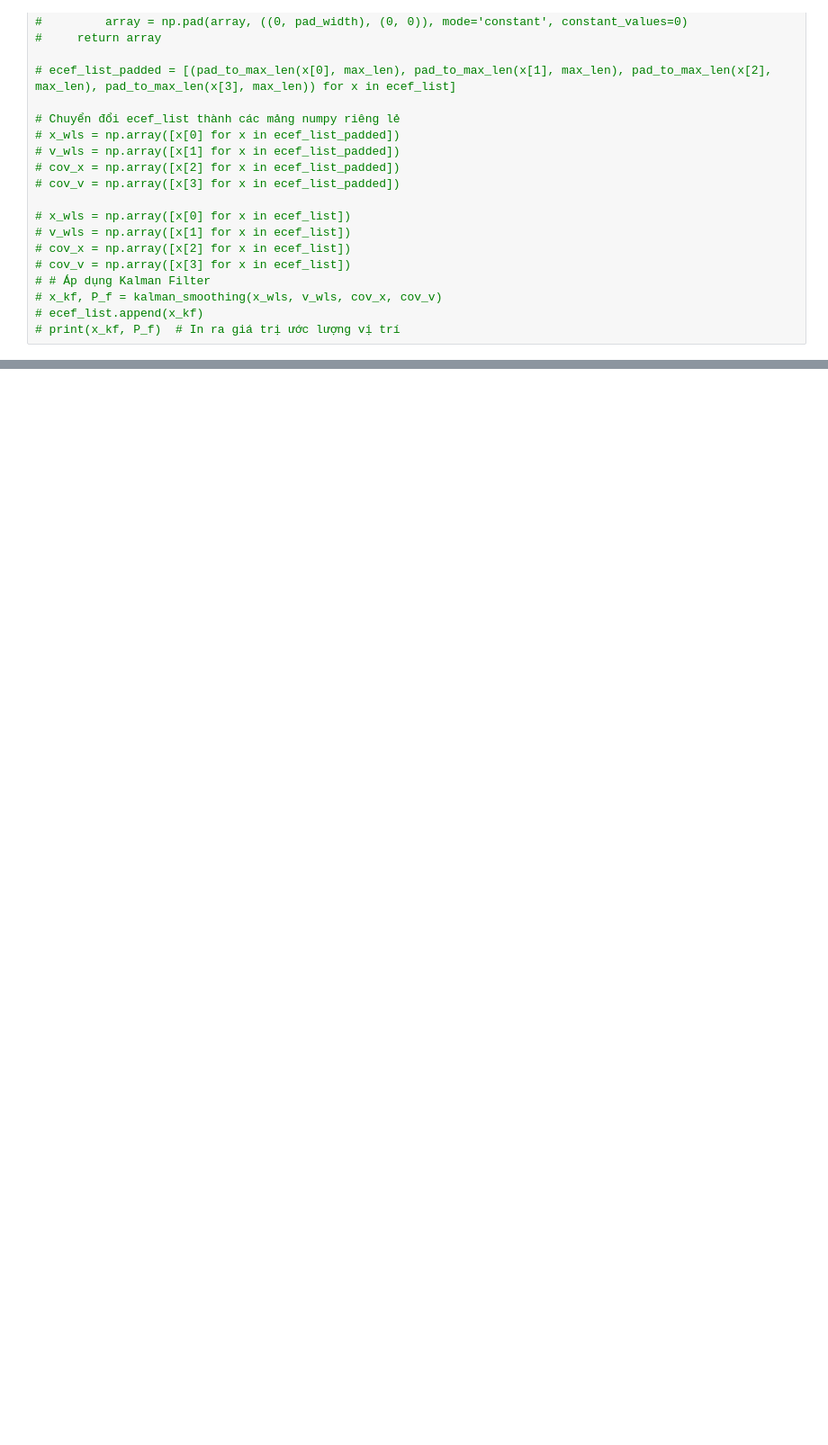
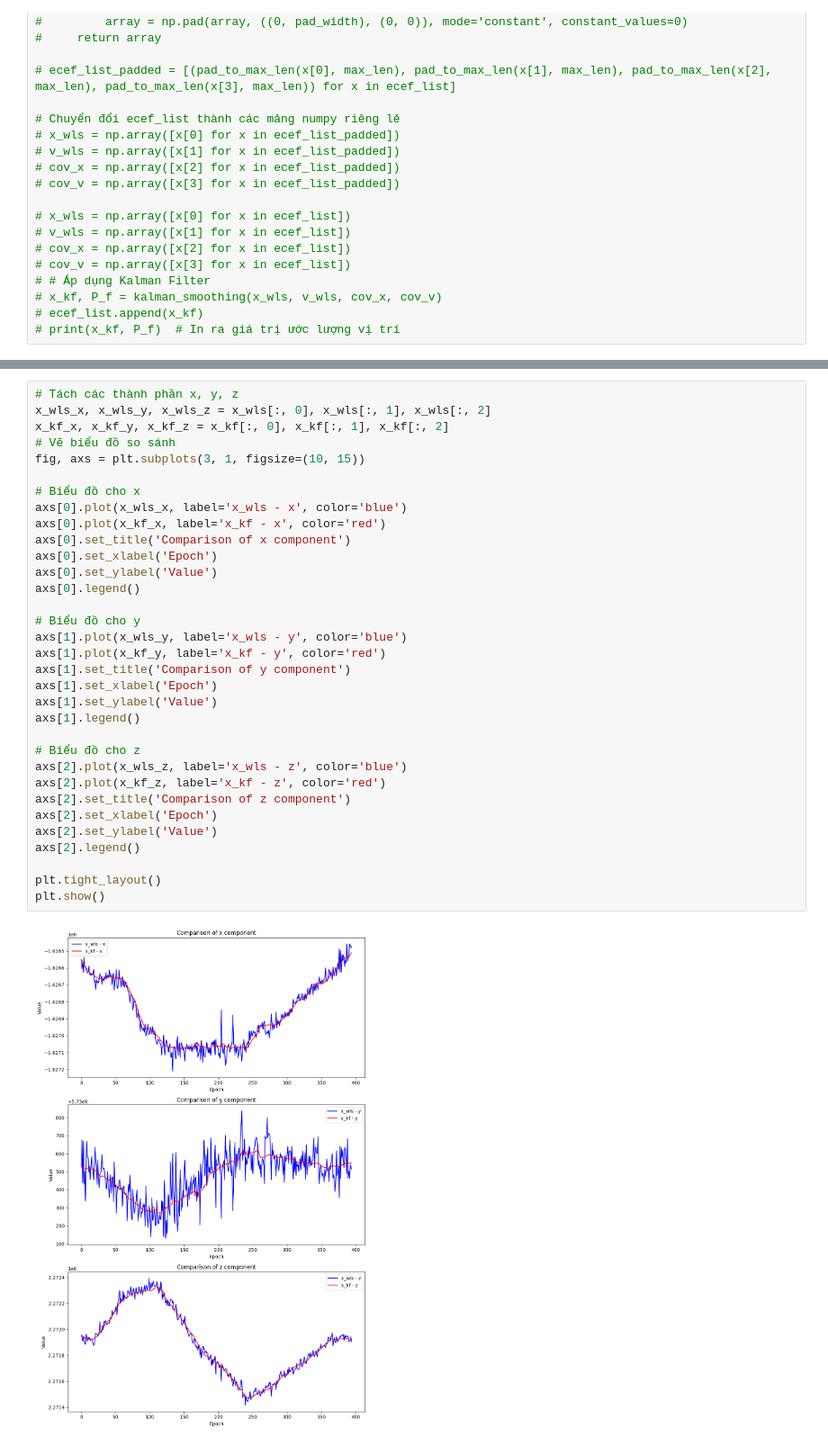
Before and after one commit to luhen168/DATN_20232, a Jupyter notebook: Code/DATN_20232-Haruuu/GSDC/get_sat_data.ipynb, the cells around one changed output, grey strips where cells are left out. Shown at 90% size. Drawn from its saved outputs; the diff is of its cells as text; blank space fills up the shorter version.

Commit message:
[UPDATE] plot

```diff
--- a/Code/DATN_20232-Haruuu/GSDC/get_sat_data.ipynb
+++ b/Code/DATN_20232-Haruuu/GSDC/get_sat_data.ipynb
@@ -472,3 +462,38 @@ except Exception as e:
 2  1717828421000  21.005165  105.846227
 3  1717828422000  21.005164  105.846289
 4  1717828423000  21.005177  105.846326
+# %%
+# Tách các thành phần x, y, z
+x_wls_x, x_wls_y, x_wls_z = x_wls[:, 0], x_wls[:, 1], x_wls[:, 2]
+x_kf_x, x_kf_y, x_kf_z = x_kf[:, 0], x_kf[:, 1], x_kf[:, 2]
+# Vẽ biểu đồ so sánh
+fig, axs = plt.subplots(3, 1, figsize=(10, 15))
+
+# Biểu đồ cho x
+axs[0].plot(x_wls_x, label='x_wls - x', color='blue')
+axs[0].plot(x_kf_x, label='x_kf - x', color='red')
+axs[0].set_title('Comparison of x component')
+axs[0].set_xlabel('Epoch')
+axs[0].set_ylabel('Value')
+axs[0].legend()
+
+# Biểu đồ cho y
+axs[1].plot(x_wls_y, label='x_wls - y', color='blue')
+axs[1].plot(x_kf_y, label='x_kf - y', color='red')
+axs[1].set_title('Comparison of y component')
+axs[1].set_xlabel('Epoch')
+axs[1].set_ylabel('Value')
+axs[1].legend()
+
+# Biểu đồ cho z
+axs[2].plot(x_wls_z, label='x_wls - z', color='blue')
+axs[2].plot(x_kf_z, label='x_kf - z', color='red')
+axs[2].set_title('Comparison of z component')
+axs[2].set_xlabel('Epoch')
+axs[2].set_ylabel('Value')
+axs[2].legend()
+
+plt.tight_layout()
+plt.show()
+# %% [output]
+[figure, added]
```
Also changed, not shown: parts of 2 cells of this notebook.
